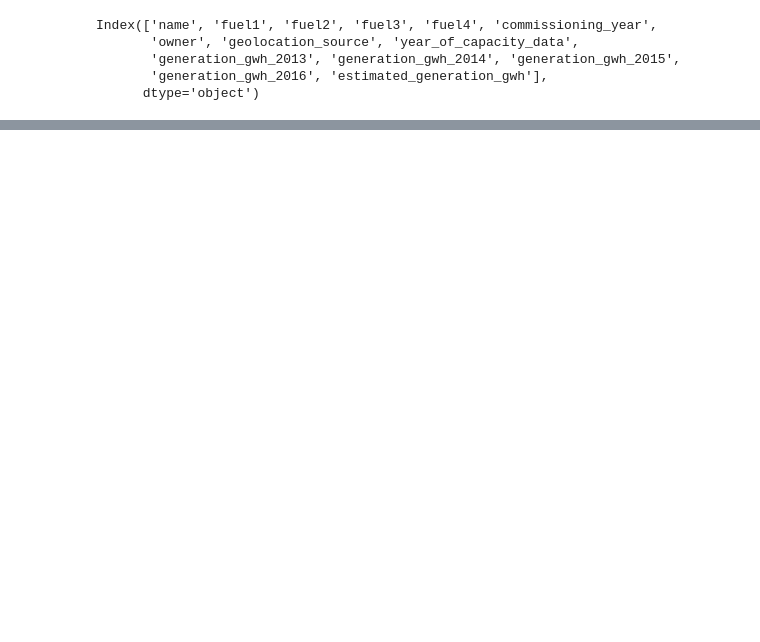
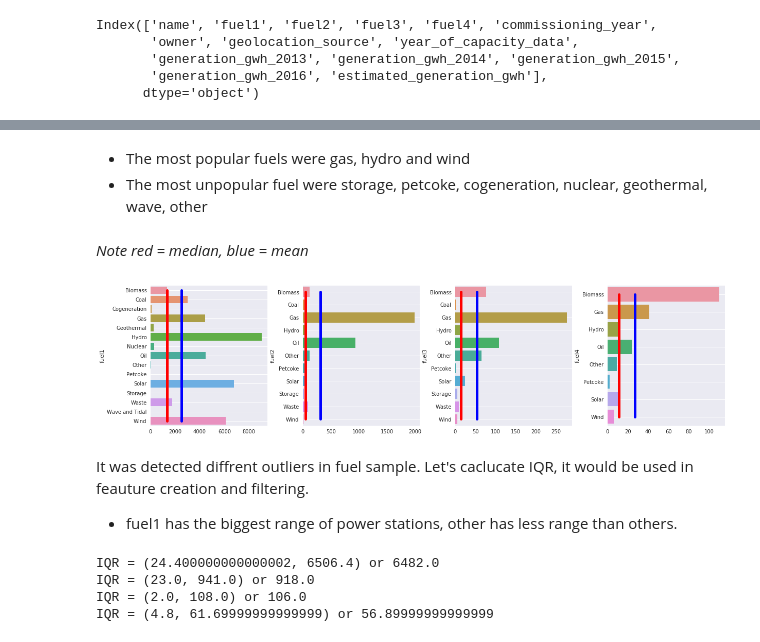
Before and after one commit to Saphirox/Energy-research, a Jupyter notebook: energy.data_exp.python.1.0.ipynb, the cells around one changed output, grey strips where cells are left out. Cells and saved outputs as stored; diff of their text form; code cells hidden in the pictures; blank space fills up the shorter version.

```diff
--- a/energy.data_exp.python.1.0.ipynb
+++ b/energy.data_exp.python.1.0.ipynb
@@ -146,0 +174,18 @@ for i, ax in zip(int_df.columns, axes.flatten()):
+# %%
+def generate_fuel_plot(mat, ax):
+    cols = ['generation_gwh_2013', 'generation_gwh_2014', 'generation_gwh_2015', 'generation_gwh_2016', 'estimated_generation_gwh']
+    m = mat[cols].T
+    res = m.sum()
+    ax = sns.barplot(res, m.columns, ax=ax)
+    ax.grid()
+    ax.plot(np.repeat(np.mean(res), len(res)), range(len(res)), "-", linewidth=5, color='blue')
+    ax.plot(np.repeat(np.median(res), len(res)), range(len(res)), "-", linewidth=5, color='red')
+    plt.draw()
+
+def print_iqr(mat):
+    cols = ['generation_gwh_2013', 'generation_gwh_2014', 'generation_gwh_2015', 'generation_gwh_2016', 'estimated_generation_gwh']
+    res = mat[cols].T.sum()
+    Q1 = res.quantile(0.10)
+    Q3 = res.quantile(0.90)
+    IQR = Q3 - Q1
+    print("IQR = ({}, {}) or {}".format(Q1, Q3, IQR))
@@ -146,0 +194,33 @@ for i, ax in zip(int_df.columns, axes.flatten()):
+# %%
+cols = ['generation_gwh_2013', 'generation_gwh_2014', 'generation_gwh_2015', 'generation_gwh_2016', 'estimated_generation_gwh', 'capacity_mw']
+fuel1_matrix = df.groupby('fuel1').count()[cols]
+fuel2_matrix = df.groupby('fuel2').count()[cols]
+fuel3_matrix = df.groupby('fuel3').count()[cols]
+fuel4_matrix = df.groupby('fuel4').count()[cols]
+# %% [markdown]
+- The most popular fuels were gas, hydro and wind
+- The most unpopular fuel were storage, petcoke, cogeneration, nuclear, geothermal, wave, other
+# %% [markdown]
+*Note red = median, blue = mean*
+# %%
+fig, axes = plt.subplots(1, 4, figsize=(20,5))
+generate_fuel_plot(fuel1_matrix, axes[0])
+generate_fuel_plot(fuel2_matrix, axes[1])
+generate_fuel_plot(fuel3_matrix, axes[2])
+generate_fuel_plot(fuel4_matrix, axes[3])
+plt.subplots_adjust(wspace=0.3)
+# %% [output]
+[figure, added]
+# %% [markdown]
+It was detected diffrent outliers in fuel sample. Let's caclucate IQR, it would be used in feauture creation and filtering.
+- fuel1 has the biggest range of power stations, other has less range than others.
+# %%
+print_iqr(fuel1_matrix)
+print_iqr(fuel2_matrix)
+print_iqr(fuel3_matrix)
+print_iqr(fuel4_matrix)
+# %% [output]
+IQR = (24.400000000000002, 6506.4) or 6482.0
+IQR = (23.0, 941.0) or 918.0
+IQR = (2.0, 108.0) or 106.0
+IQR = (4.8, 61.69999999999999) or 56.89999999999999
```
Also changed, not shown: parts of 32 cells of this notebook, 3 other files.
